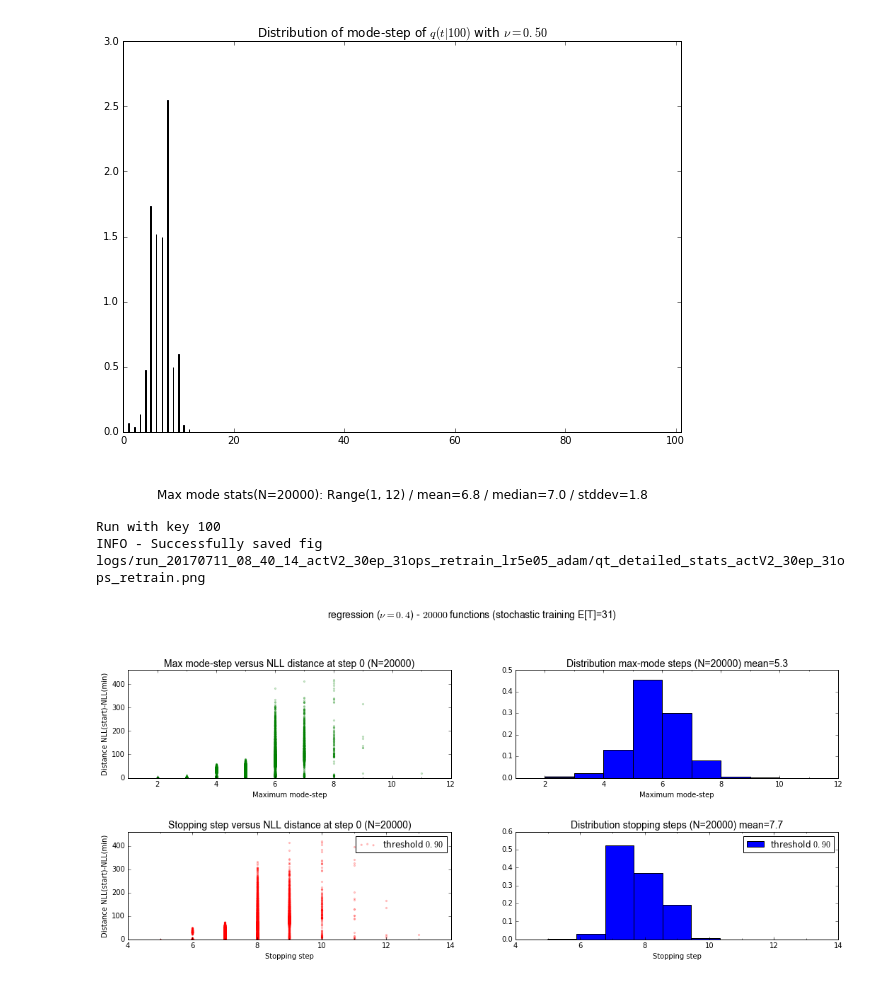
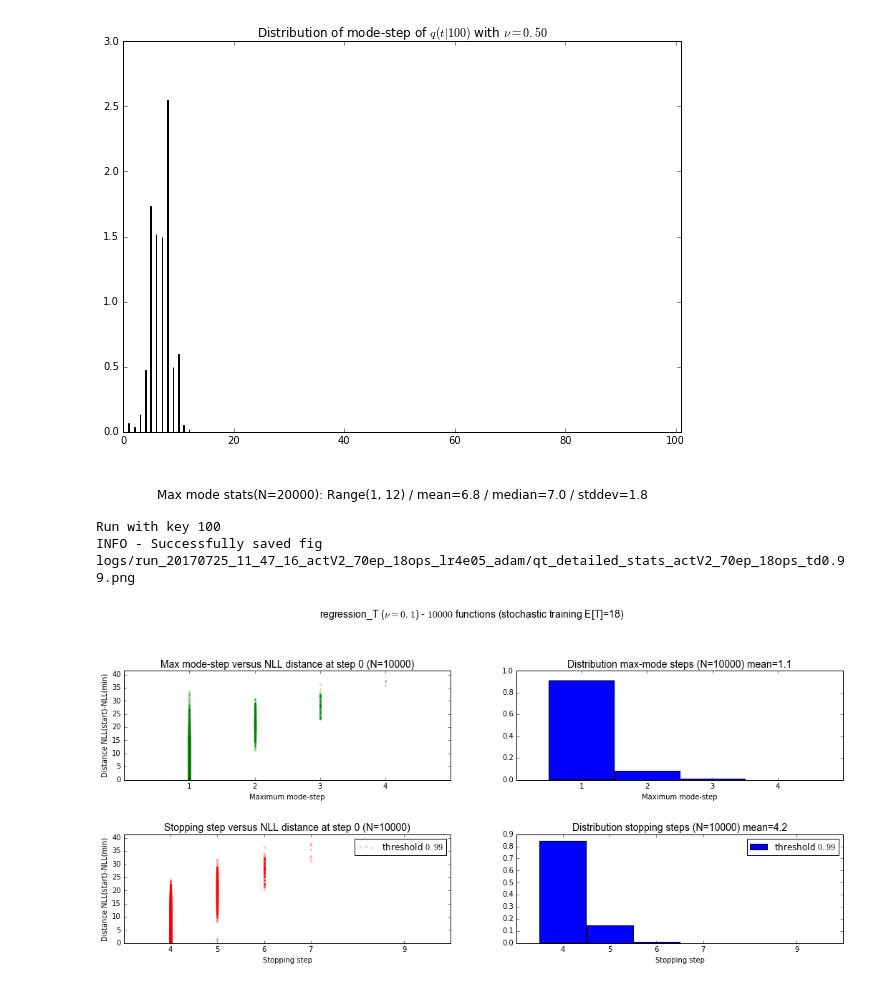
Before and after one commit to toologicbv/meta_learner, a Jupyter notebook: regressionT_results_1.ipynb, the cells around one changed output. Drawn from its saved outputs; the diff is of its cells as text; code cells hidden in the pictures.

```diff
--- a/regressionT_results_1.ipynb
+++ b/regressionT_results_1.ipynb
@@ -44,8 +45,10 @@ from utils.regression import RegressionFunction, L2LQuadratic, neg_log_likelihoo
 # %%
 expers_to_load = [# Meta V1 model regressionT
                   (True, "run_20170725_09_06_17_metaV1_70ep_100ops_lr1e05_adam"),
+                  (False, "run_20170727_16_15_37_metaV1_40ep_50ops_lr4e05_adam"), # 50ops compare with params+grads
+                  (False, "run_20170727_15_57_25_metaV1_40ep_50ops_lr4e05_adam"), # with grads+params as input
                   # Meta V3.2 model - fixed constant weights 1/T
-                  (False, "run_20170724_14_17_10_metaV3.2_50ep_100ops_lr5e06_adam"),
+                  (False, "run_20170728_15_36_57_metaV3.2_80ep_100ops_lr5e06_adam"),
                   # Meta V3.1 model - fixed geometric weights
                   (False, "run_20170724_13_47_44_metaV3.1_50ep_100ops_lr5e06_adam"), # nu=0.1
                   (False, "run_20170724_13_16_09_metaV3.1_50ep_100ops_lr5e06_adam"), # nu=0.3
@@ -55,15 +58,16 @@ expers_to_load = [# Meta V1 model regressionT
                   (False, "run_20170724_21_56_14_actV2_70ep_100ops_lr5e05_adam"), # nu=0.1
                   (False, "run_20170724_20_13_19_actV2_70ep_100ops_lr5e05_adam"), # nu=0.3
                   (False, "run_20170724_20_06_17_actV2_70ep_100ops_lr5e05_adam"), # nu=0.6
+                  (True, "run_20170728_23_57_56_actV2_80ep_100ops_lr5e04_adam"), # nu=0.9
                   (False, "run_20170724_18_09_53_actV2_70ep_100ops_lr5e05_adam"), # nu=0.9
                   # ACT V2 model - stochastic horizon - 18 opt steps
-                  (True, "run_20170725_11_47_16_actV2_70ep_18ops_lr4e05_adam"), # nu=0.1
-                  (True, "run_20170725_11_37_00_actV2_70ep_18ops_lr4e05_adam"), # nu=0.3
+                  (False, "run_20170725_11_47_16_actV2_70ep_18ops_lr4e05_adam"), # nu=0.1
+                  (False, "run_20170725_11_37_00_actV2_70ep_18ops_lr4e05_adam"), # nu=0.3
                   (False, "run_20170725_13_03_53_actV2_90ep_18ops_lr4e05_adam"), # nu=0.6
-                  (False, "run_20170725_13_19_50_actV2_100ep_18ops_lr4e05_adam"), # nu=0.9
+                  (False, "run_20170728_14_25_25_actV2_100ep_18ops_lr4e05_adam"), # nu=0.9
                   # ACT V2 model - stochastic horizon - 32 opt steps
-                  (True, "run_20170724_22_55_12_actV2_70ep_32ops_lr5e05_adam"), # nu=0.1
-                  (True, "run_20170724_17_23_35_actV2_70ep_32ops_lr5e05_adam"), # nu=0.3
+                  (False, "run_20170724_22_55_12_actV2_70ep_32ops_lr5e05_adam"), # nu=0.1
+                  (False, "run_20170724_17_23_35_actV2_70ep_32ops_lr5e05_adam"), # nu=0.3
                   (False, "run_20170724_17_46_16_actV2_70ep_32ops_lr5e05_adam"), # nu=0.6
                   (False, "run_20170725_08_41_02_actV2_70ep_32ops_lr5e05_adam")] # nu=0.9
 # %%
@@ -161,15 +163,14 @@ print("Success")
 # %% [output]
 Success
 # %%
-test_funcs = RegressionFunction(n_funcs=20000, n_samples=10, stddev=1.,
-                             x_dim=10, use_cuda=True, calc_true_params=False)
-with open("data/test_funcs_20000_10_1.0_10.dll", 'wb') as f:
+test_funcs = RegressionWithStudentT(n_funcs=10000, n_samples=10, x_dim=10, scale_p=1., shape_p=1, use_cuda=True)
+with open("data/test_regression_T_10000_10_1.0_10.dll", 'wb') as f:
      dill.dump(test_funcs, f)
 print("Ready")
 # %% [output]
 Ready
 # %%
-with open("data/test_funcs_20000_10_1.0_10.dll", 'rb') as f:
+with open("data/test_regression_T_10000_10_1.0_10.dll", 'rb') as f:
      test_funcs = dill.load(f)
 print("Ready")
 # %% [output]
@@ -223,7 +230,7 @@ new_experiments = []
 
 for exper in expers_to_load:
     if exper[0]:
-        new_experiments.append(get_experiment(path_to_exp=exper[1] + "/" + "exp_statistics_test20000.dll",
+        new_experiments.append(get_experiment(path_to_exp=exper[1] + "/" + "exp_statistics_test10000.dll",
                                               full_path=True))
 print("Ready")
 # %% [output]
@@ -272,11 +279,11 @@ def compute_params(W, y, cuda=False):
         params = params.cuda()
     return params
 # %%
-plot_qt_detailed_stats(new_experiments[2], test_funcs, do_save=True, do_show=True, threshold=0.90)
+plot_qt_detailed_stats(new_experiments[1], test_funcs, do_save=True, do_show=True, threshold=0.99)
 # %% [output]
 Run with key 100
-INFO - Successfully saved fig logs/run_20170711_08_40_14_actV2_30ep_31ops_retrain_lr5e05_adam/qt_detailed_stats_actV2_30ep_31ops_retrain.png
+INFO - Successfully saved fig logs/run_20170725_11_47_16_actV2_70ep_18ops_lr4e05_adam/qt_detailed_stats_actV2_70ep_18ops_td0.99.png
-[figure, old version]
+[figure, new version]
 # %%
  #
 plot_kl_div_parts(new_experiments[1], save=False, show=True, final_terms=False, log_qt=True, plot_prior=True,
```
Also changed, not shown: parts of 6 cells of this notebook, 3 other files.
